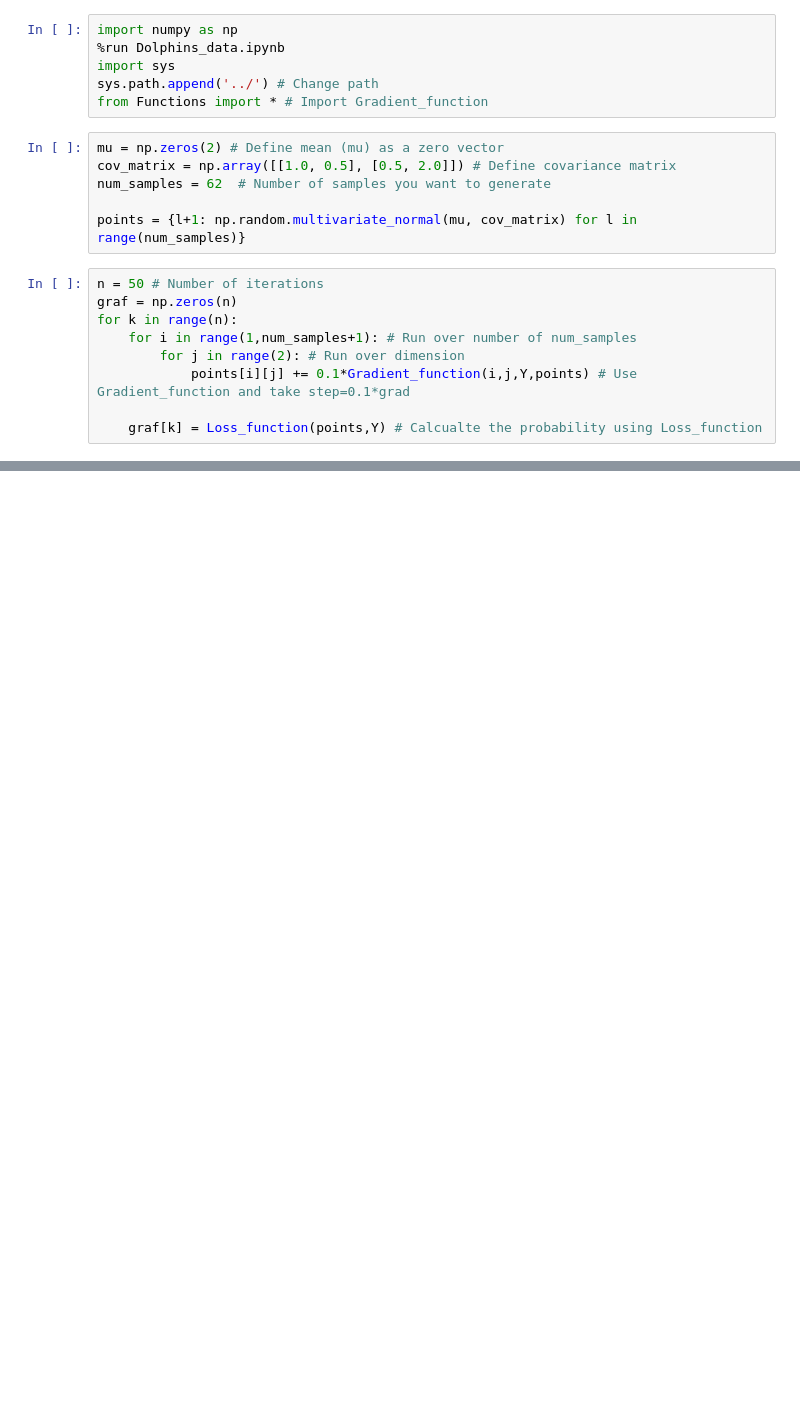
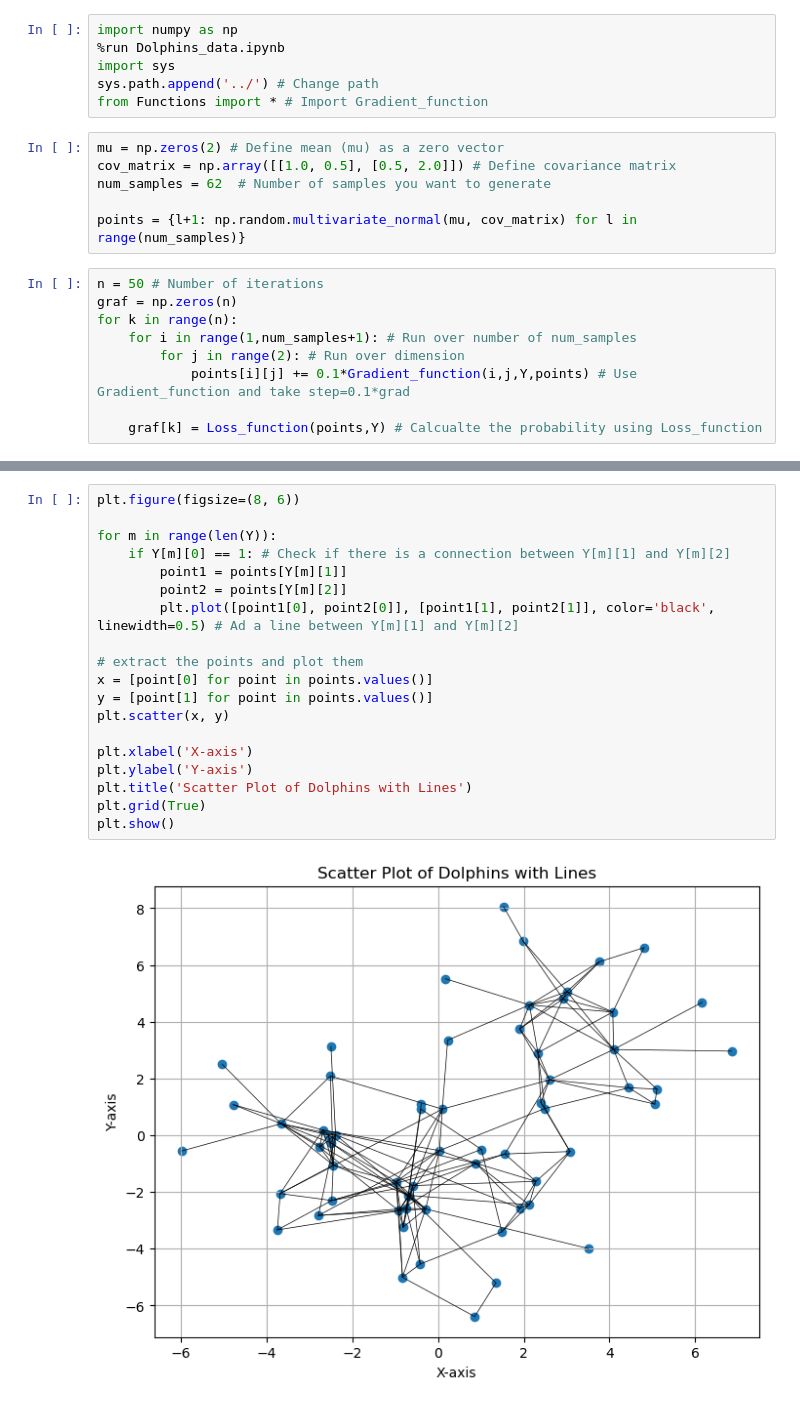
Before and after one commit to SigneDjernis/Latent_Distance_Models, a Jupyter notebook: Dolphins dataset/Dolphins_grad.ipynb, the cells around one changed output, grey strips where cells are left out. Saved outputs shown, nothing was run; the diff lists cells and outputs as text; blank space fills up the shorter version.

Commit message:
Adding edges in the plot

```diff
--- a/Dolphins dataset/Dolphins_grad.ipynb
+++ b/Dolphins dataset/Dolphins_grad.ipynb
@@ -42,0 +43,21 @@ plt.show()
+# %%
+plt.figure(figsize=(8, 6))
+
+for m in range(len(Y)):
+    if Y[m][0] == 1: # Check if there is a connection between Y[m][1] and Y[m][2]
+        point1 = points[Y[m][1]]
+        point2 = points[Y[m][2]]
+        plt.plot([point1[0], point2[0]], [point1[1], point2[1]], color='black', linewidth=0.5) # Ad a line between Y[m][1] and Y[m][2]
+
+# extract the points and plot them
+x = [point[0] for point in points.values()]
+y = [point[1] for point in points.values()]
+plt.scatter(x, y)
+
+plt.xlabel('X-axis')
+plt.ylabel('Y-axis')
+plt.title('Scatter Plot of Dolphins with Lines')
+plt.grid(True)
+plt.show()
+# %% [output]
+[figure, added]
```
Also changed, not shown: parts of 2 cells of this notebook, 5 other files.
